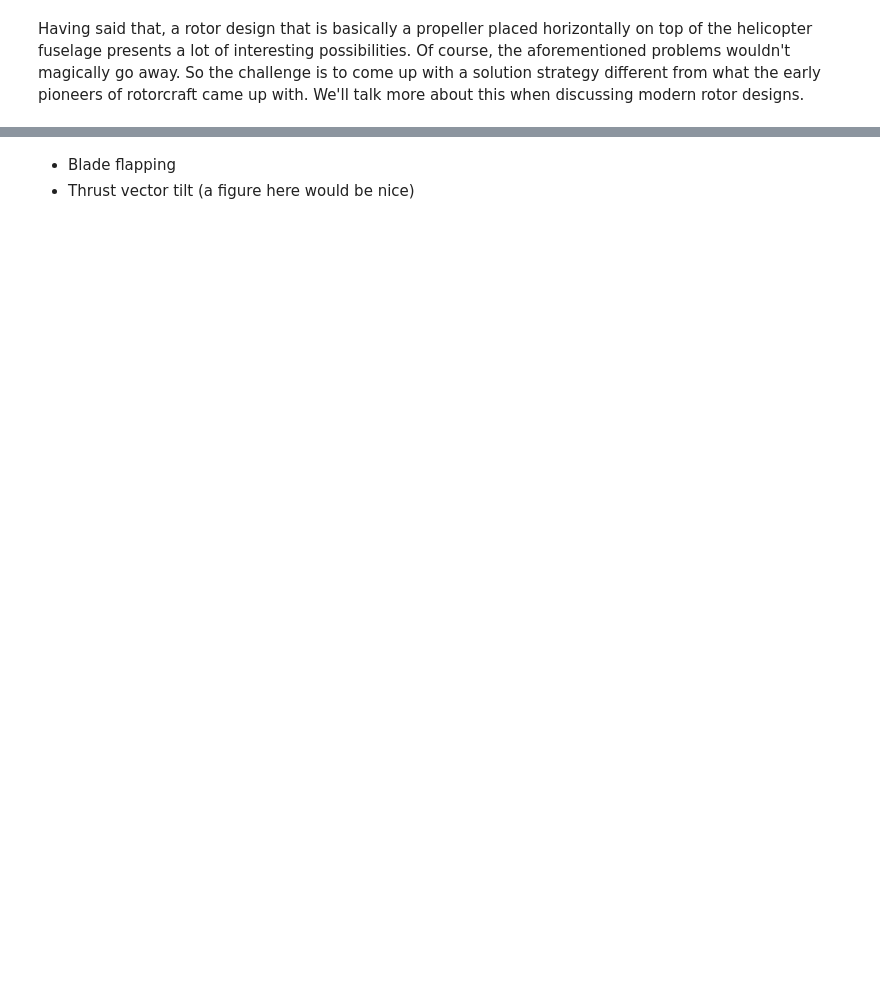
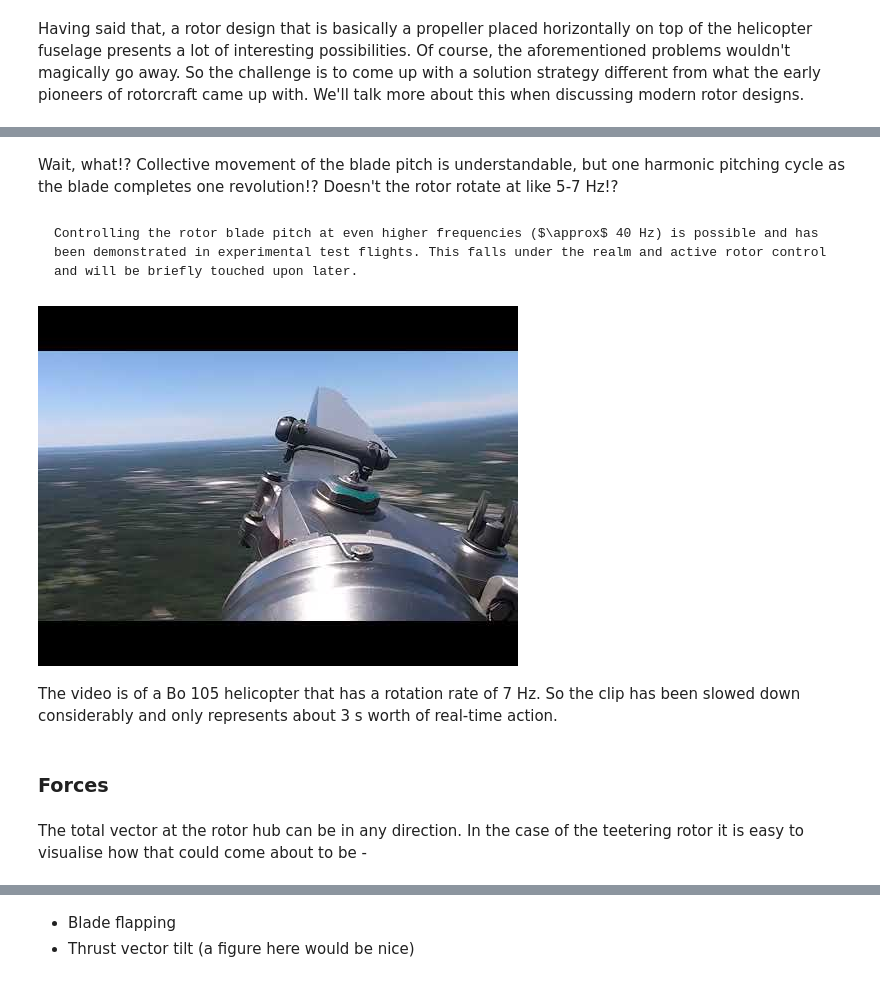
Before and after one commit to kumar-sumeet/HeliAeroNotes, a Jupyter notebook: Lectures/5_ForwardFlight/Transition.ipynb, the cells around one changed output, grey strips where cells are left out. Saved outputs shown, nothing was run; the diff lists cells and outputs as text; code cells hidden in the pictures; blank space fills up the shorter version.

````diff
--- a/Lectures/5_ForwardFlight/Transition.ipynb
+++ b/Lectures/5_ForwardFlight/Transition.ipynb
@@ -48,0 +94,17 @@ Having said that, a rotor design that is basically a propeller placed horizontal
+# %% [markdown]
+Wait, what!? Collective movement of the blade pitch is understandable, but one harmonic pitching cycle as the blade completes one revolution!? Doesn't the rotor rotate at like 5-7 Hz!?
+# %% [markdown]
+```{note}
+Controlling the rotor blade pitch at even higher frequencies ($\approx$ 40 Hz) is possible and has been demonstrated in experimental test flights. This falls under the realm and active rotor control and will be briefly touched upon later.
+```
+# %%
+from IPython.display import YouTubeVideo
+YouTubeVideo('Pu48f7s5Ru8')#, width=500, height=00)
+# %% [output]
+[figure, added]
+# %% [markdown]
+The video is of a Bo 105 helicopter that has a rotation rate of 7 Hz. So the clip has been slowed down considerably and only represents about 3 s worth of real-time action.
+# %% [markdown]
+### Forces
+# %% [markdown]
+The total vector at the rotor hub can be in any direction. In the case of the teetering rotor it is easy to visualise how that could come about to be -
````
Also changed, not shown: parts of 21 cells of this notebook, 33 other files.
